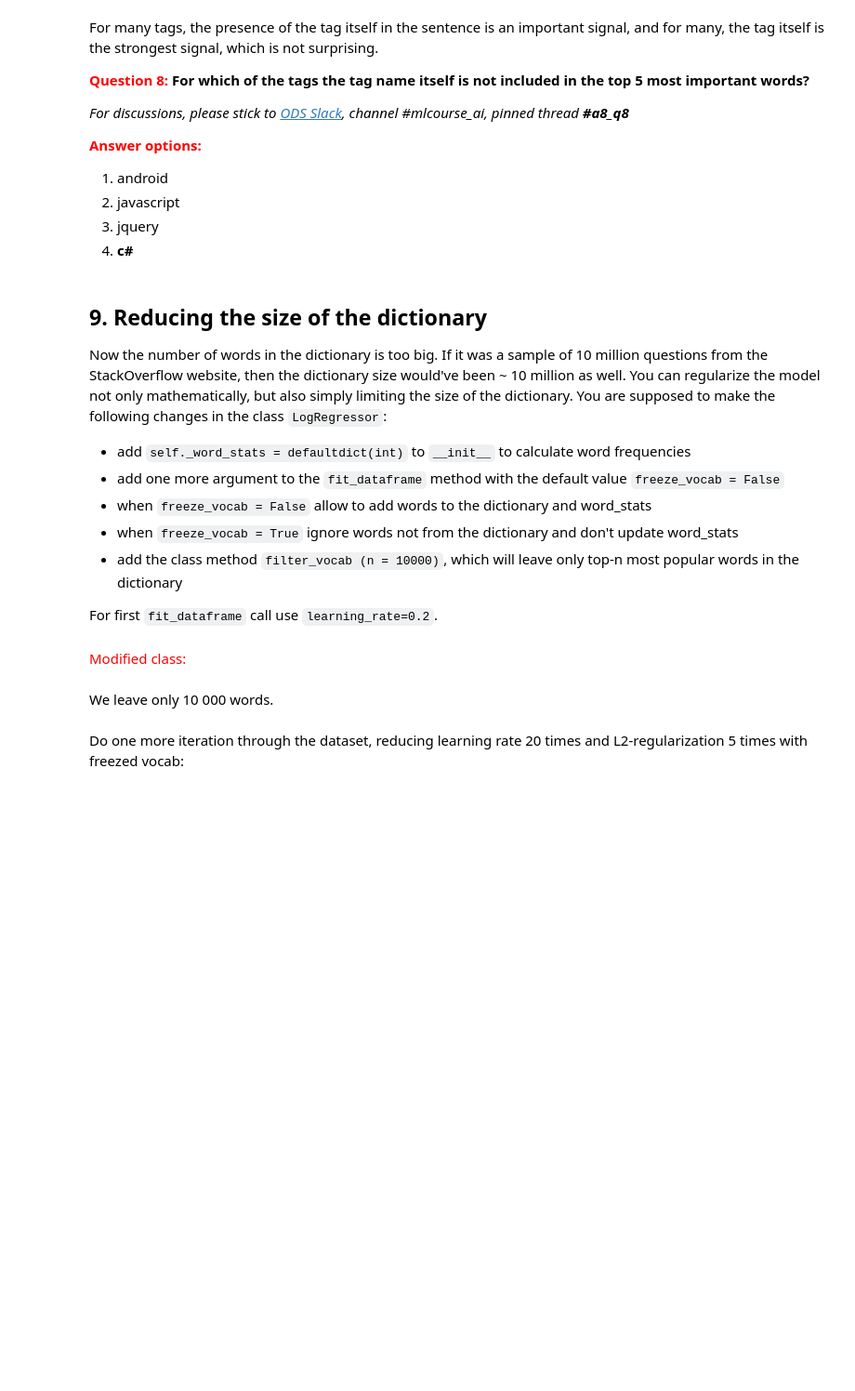
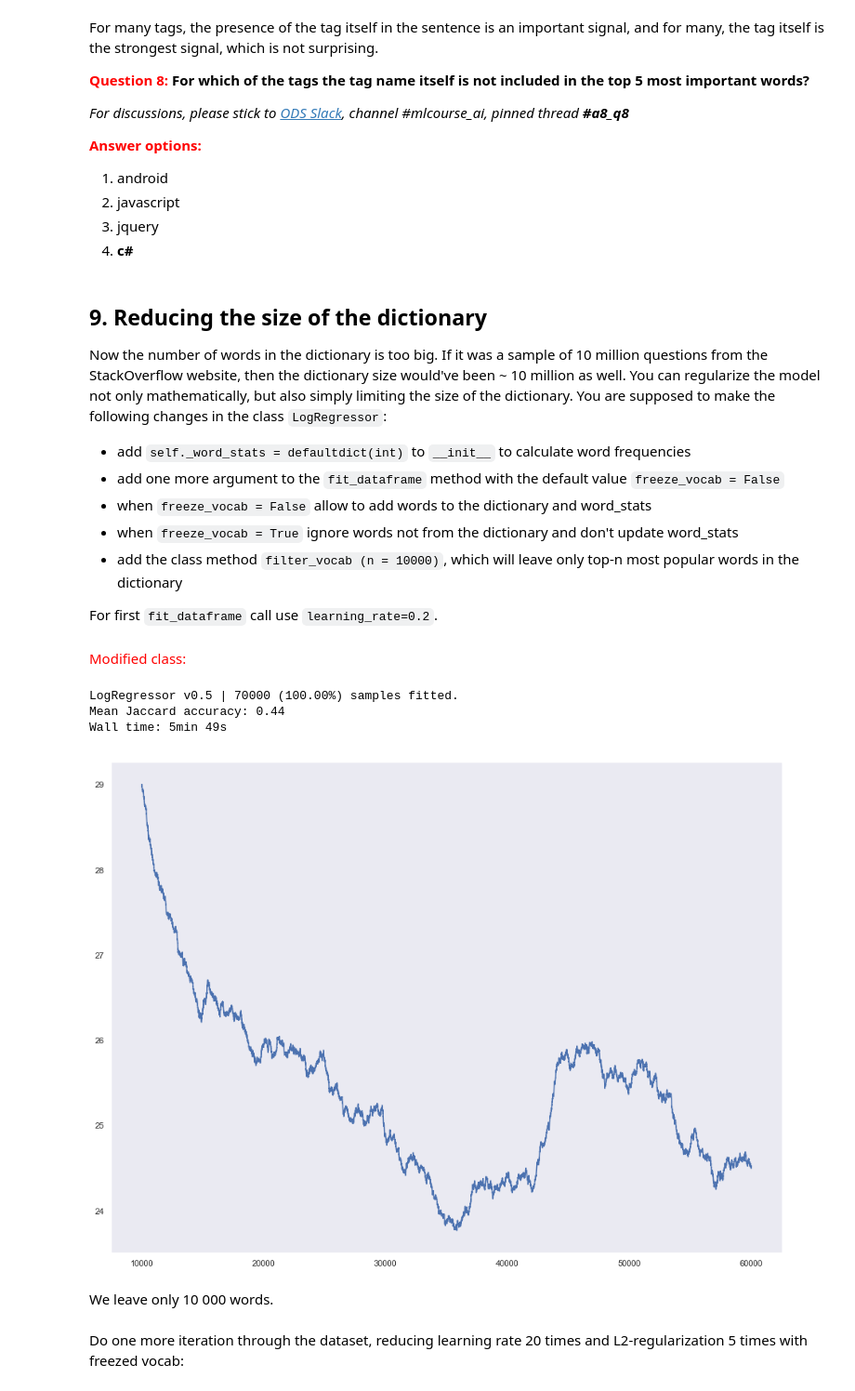
Before and after one commit to bllguo/mlcourse.ai, a Jupyter notebook: jupyter_english/assignments_fall2018/assignment8_stackoverflow_logistic_regression.ipynb, the cells around one changed output. Shown: that part at 93% size. Drawn from its saved outputs; the diff is of its cells as text; code cells hidden in the pictures; blank space fills up the shorter version.

```diff
--- a/jupyter_english/assignments_fall2018/assignment8_stackoverflow_logistic_regression.ipynb
+++ b/jupyter_english/assignments_fall2018/assignment8_stackoverflow_logistic_regression.ipynb
@@ -798,10 +783,10 @@ class LogRegressor():
                 z += self._w[tag][self._vocab[word]]
 
             # HERE'S YOUR CODE
-            sigma = sigmoid(z)
+            sigma = np.float64(sigmoid(decimal.Decimal(z)))
 
             # HERE'S YOUR CODE
-            sample_loss += -(y*np.log(np.clip(sigma, self.tolerance, 1-self.tolerance)) + (1-y)*np.log(np.clip(1-sigma, self.tolerance, 1-self.tolerance)))
+            sample_loss += -(y*np.log(np.clip(sigma, a_min=self.tolerance, a_max=None)) + (1-y)*np.log(1-np.clip(sigma, a_min=None, a_max=1-self.tolerance)))
 
             if sample_id < self.top_n_train:
                 # HERE'S YOUR CODE
@@ -816,7 +801,7 @@ class LogRegressor():
                 if predicted_tags is None:
                     predicted_tags = []
                 # HERE'S YOUR CODE
-                if sigma > .9 :
+                if sigma > self.accuracy_level :
                     predicted_tags.append(tag)
 
         if sample_id % self.show_period == 0:
@@ -931,14 +916,3 @@ Now the number of words in the dictionary is too big. If it was a sample of 10 m
 For first `fit_dataframe` call use `learning_rate=0.2`.
 # %% [markdown]
 <font color="red">Modified class:</font>
-# %%
-class LogRegressor():
-    def __init__(self, tags):
-        self.__version__ = 'v0.9'
-        self._tags = set(tags)
-        self._vocab = {}
-        self._w = dict([(t, defaultdict(int)) for t in tags])
-        self._b = dict([(t, 0) for t in tags])
-        self._word_stats = defaultdict(int)
-
-    # HERE'S YOUR CODE
@@ -945,12 +1026,17 @@ class LogRegressor():
 # %%
 %%time
 model = LogRegressor(tags=top_tags)
 # HERE'S YOUR CODE
-# metrics = model.fit_dataframe(df, ...
+metrics = model.fit_dataframe(df, learning_rate=.2)
 # HERE'S YOUR CODE
-# accuracy = ...
+accuracy = np.nanmean(metrics['Jaccard'])
 print('Mean Jaccard accuracy: {:.2f}'.format(accuracy))
 plot = plt.plot(pd.Series(metrics['loss'][:-10000]).rolling(10000).mean())
+# %% [output]
+LogRegressor v0.5 | 70000 (100.00%) samples fitted.
+Mean Jaccard accuracy: 0.44
+Wall time: 5min 49s
+[figure, added]
 # %% [markdown]
 We leave only 10 000 words.
 # %%
```
Also changed, not shown: parts of 31 cells of this notebook.
